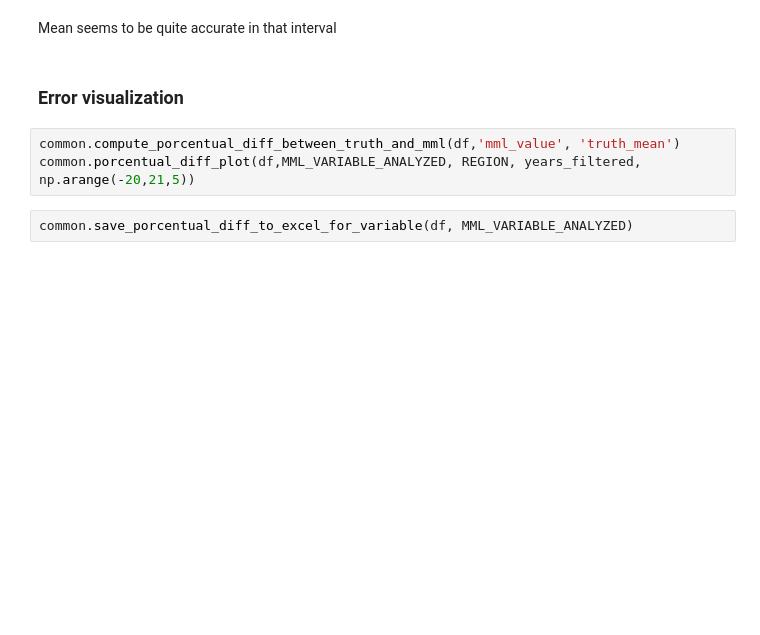
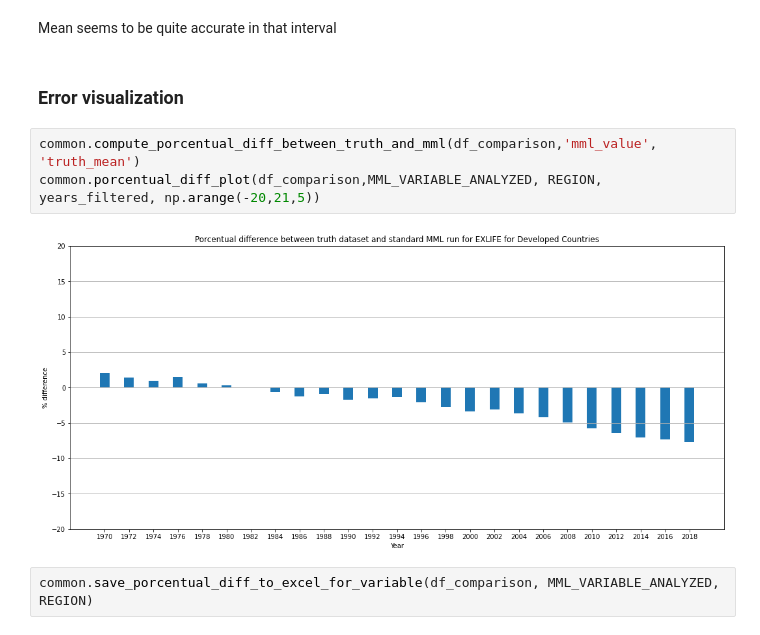
Before and after one commit to julifgo/mml_3.0, a Jupyter notebook: notebooks/life_expectancy_ETA.ipynb, the cells around one changed output. Cells and saved outputs as stored; diff of their text form; blank space fills up the shorter version.

```diff
--- a/notebooks/life_expectancy_ETA.ipynb
+++ b/notebooks/life_expectancy_ETA.ipynb
@@ -147,7 +150,9 @@ Mean seems to be quite accurate in that interval
 # %% [markdown]
 ### Error visualization
 # %%
-common.compute_porcentual_diff_between_truth_and_mml(df,'mml_value', 'truth_mean')
-common.porcentual_diff_plot(df,MML_VARIABLE_ANALYZED, REGION, years_filtered, np.arange(-20,21,5))
+common.compute_porcentual_diff_between_truth_and_mml(df_comparison,'mml_value', 'truth_mean')
+common.porcentual_diff_plot(df_comparison,MML_VARIABLE_ANALYZED, REGION, years_filtered, np.arange(-20,21,5))
+# %% [output]
+[figure, added]
 # %%
-common.save_porcentual_diff_to_excel_for_variable(df, MML_VARIABLE_ANALYZED)
+common.save_porcentual_diff_to_excel_for_variable(df_comparison, MML_VARIABLE_ANALYZED, REGION)
```
Also changed, not shown: parts of 14 cells of this notebook, 12 other files.
